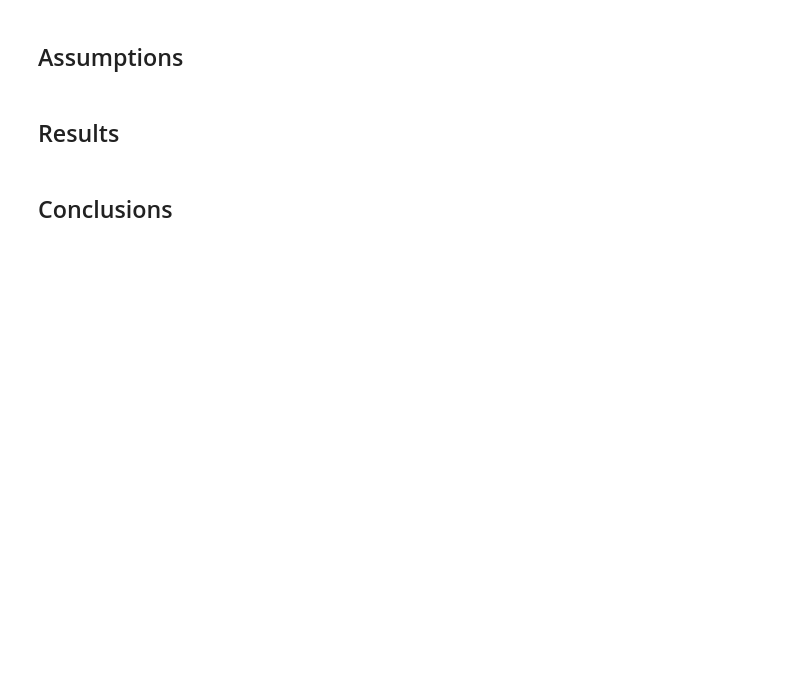
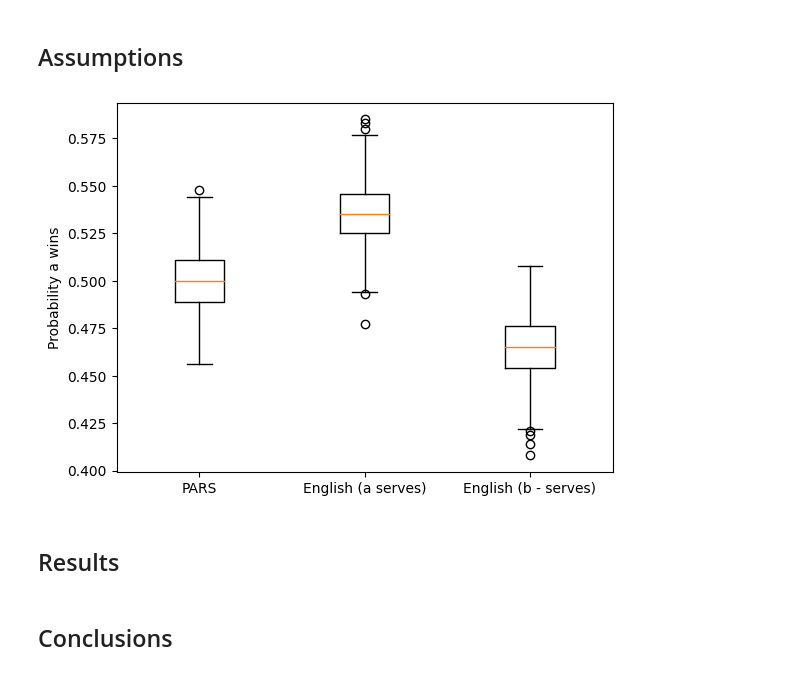
Before and after one commit to JellyNutJim/UNI, a Jupyter notebook: Year 1/Problem Solving/Coursework/Squash/22046140.ipynb, the cells around one changed output. Cells and saved outputs as stored; diff of their text form; code cells hidden in the pictures; blank space fills up the shorter version.

```diff
--- a/Year 1/Problem Solving/Coursework/Squash/22046140.ipynb
+++ b/Year 1/Problem Solving/Coursework/Squash/22046140.ipynb
@@ -304,5 +341,34 @@ p = plot_win_probabilities_both(d, 100000)
 # %% [markdown]
 ## Assumptions
+# %%
+
+def plot_single_win_probability(ra, rb, simulations):
+
+    a_probability_english = []
+    b_probability_english = []
+    a_probability_pars = []
+
+    for i in range(simulations):
+        a_probability_pars.append((win_probability_game(ra, rb, simulations)))
+
+    for i in range(simulations):
+        a_probability_english.append((win_probability_english_game(ra, rb, simulations)))
+
+    for i in range(simulations):
+        b_probability_english.append((win_probability_english_game(ra, rb, simulations, "b")))
+
+
+    data = [a_probability_pars, a_probability_english, b_probability_english]
+
+    plt.ylabel("Probability a wins")
+    plt.boxplot(data)
+    plt.xticks([1, 2, 3], ['PARS', 'English (a serves)', 'English (b serves)'])
+
+    return
+
+plot_single_win_probability(50, 50, 1000)
+# %% [output]
+[figure, added]
 # %% [markdown]
 ## Results
 # %% [markdown]
```
Also changed, not shown: parts of 1 cell of this notebook, 7 other files.
